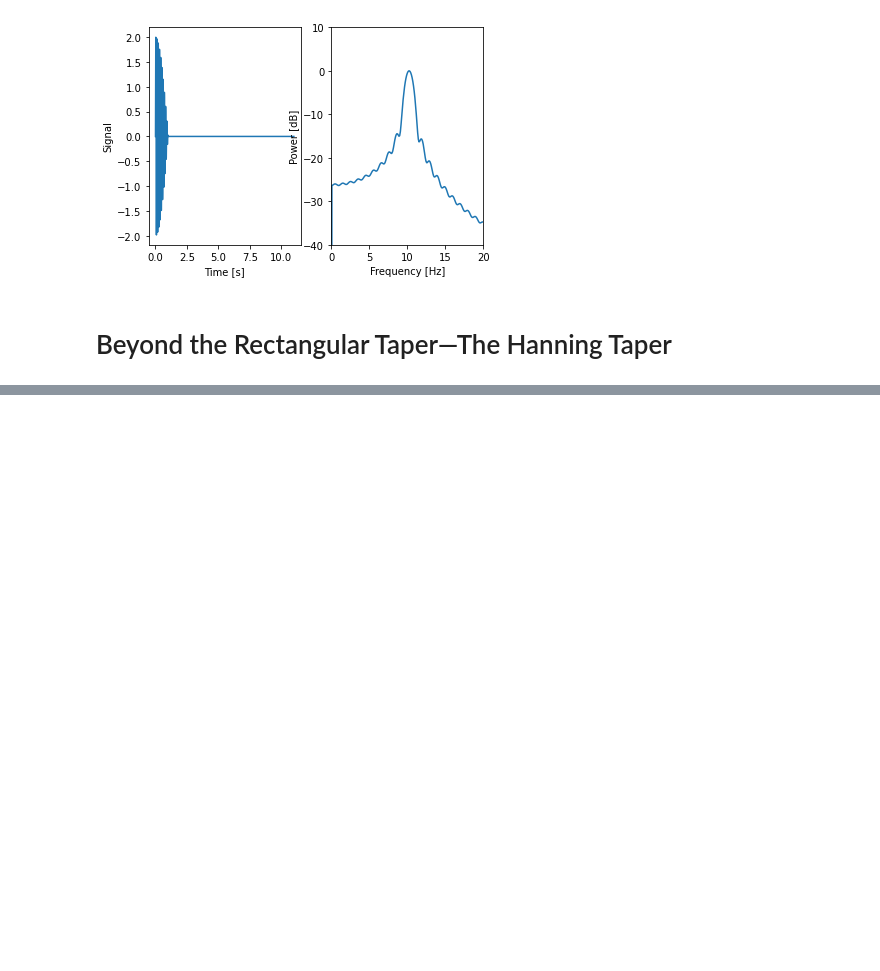
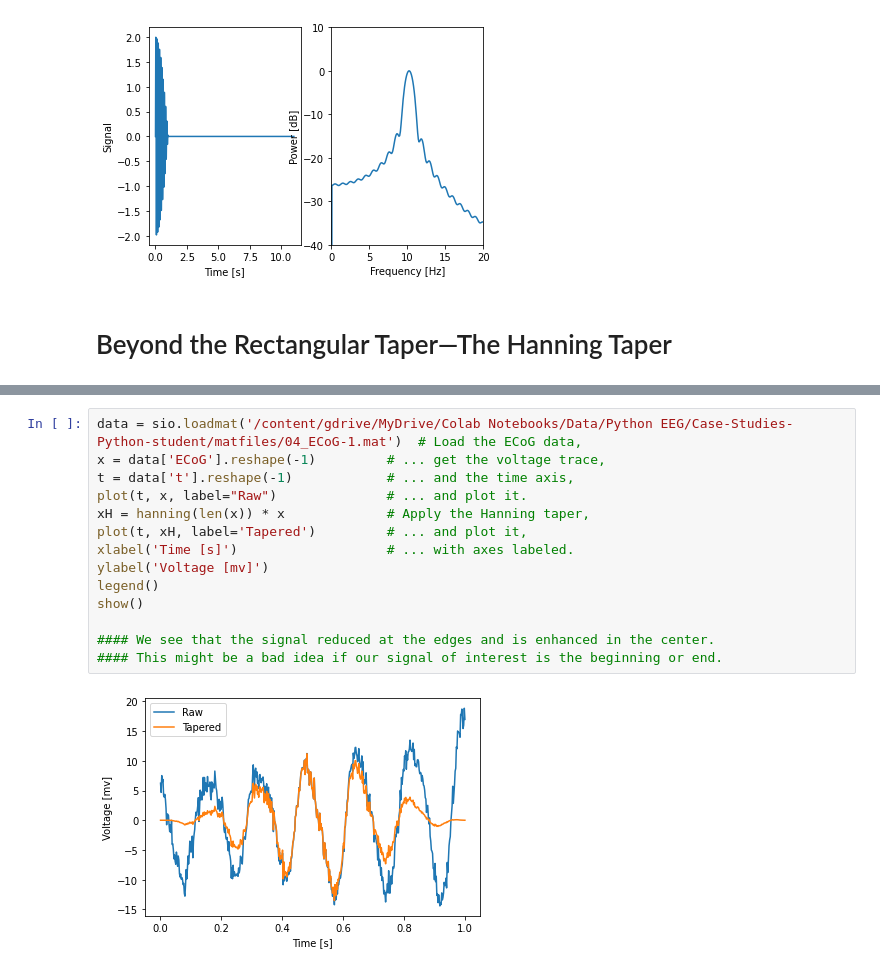
Before and after one commit to npinak/EEG, a Jupyter notebook: Python/The_Power_Spectrum_(Part_2)/The_Power_Spectrum_(Part_2).ipynb, the cells around one changed output, grey strips where cells are left out. Saved outputs shown, nothing was run; the diff lists cells and outputs as text; blank space fills up the shorter version.

```diff
--- a/Python/The_Power_Spectrum_(Part_2)/The_Power_Spectrum_(Part_2).ipynb
+++ b/Python/The_Power_Spectrum_(Part_2)/The_Power_Spectrum_(Part_2).ipynb
@@ -233,0 +261,16 @@ show_spectrum(d, Fs, x_lim=[0, 20], y_lim=[-40, 10]); # ... and compute the spec
+# %%
+data = sio.loadmat('/content/gdrive/MyDrive/Colab Notebooks/Data/Python EEG/Case-Studies-Python-student/matfiles/04_ECoG-1.mat')  # Load the ECoG data,
+x = data['ECoG'].reshape(-1)         # ... get the voltage trace,
+t = data['t'].reshape(-1)            # ... and the time axis,
+plot(t, x, label="Raw")              # ... and plot it.
+xH = hanning(len(x)) * x             # Apply the Hanning taper,
+plot(t, xH, label='Tapered')         # ... and plot it,
+xlabel('Time [s]')                   # ... with axes labeled.
+ylabel('Voltage [mv]')
+legend()
+show()
+
+#### We see that the signal reduced at the edges and is enhanced in the center.
+#### This might be a bad idea if our signal of interest is the beginning or end.
+# %% [output]
+[figure, added]
```
Also changed, not shown: parts of 11 cells of this notebook, 2 other files.
